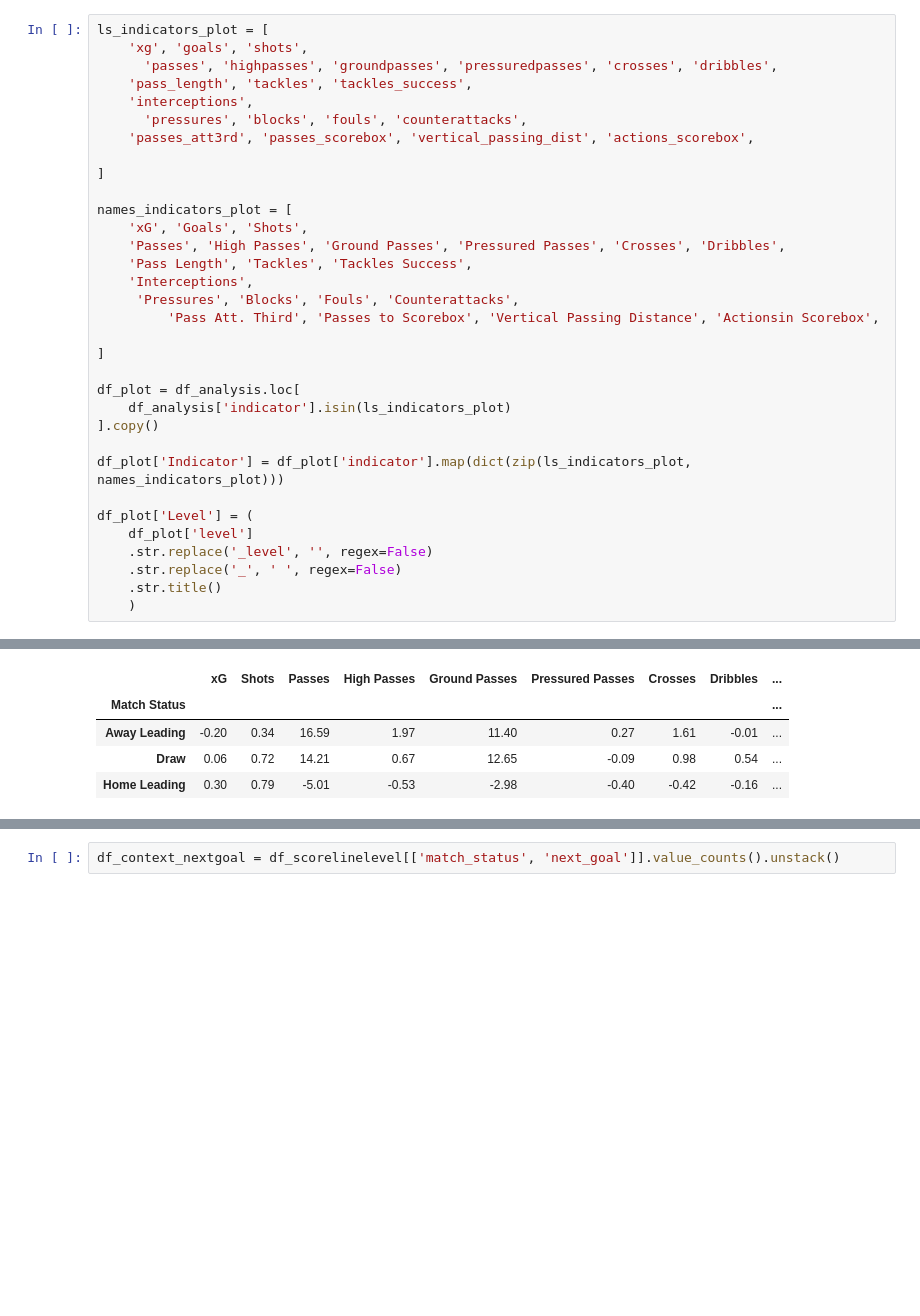
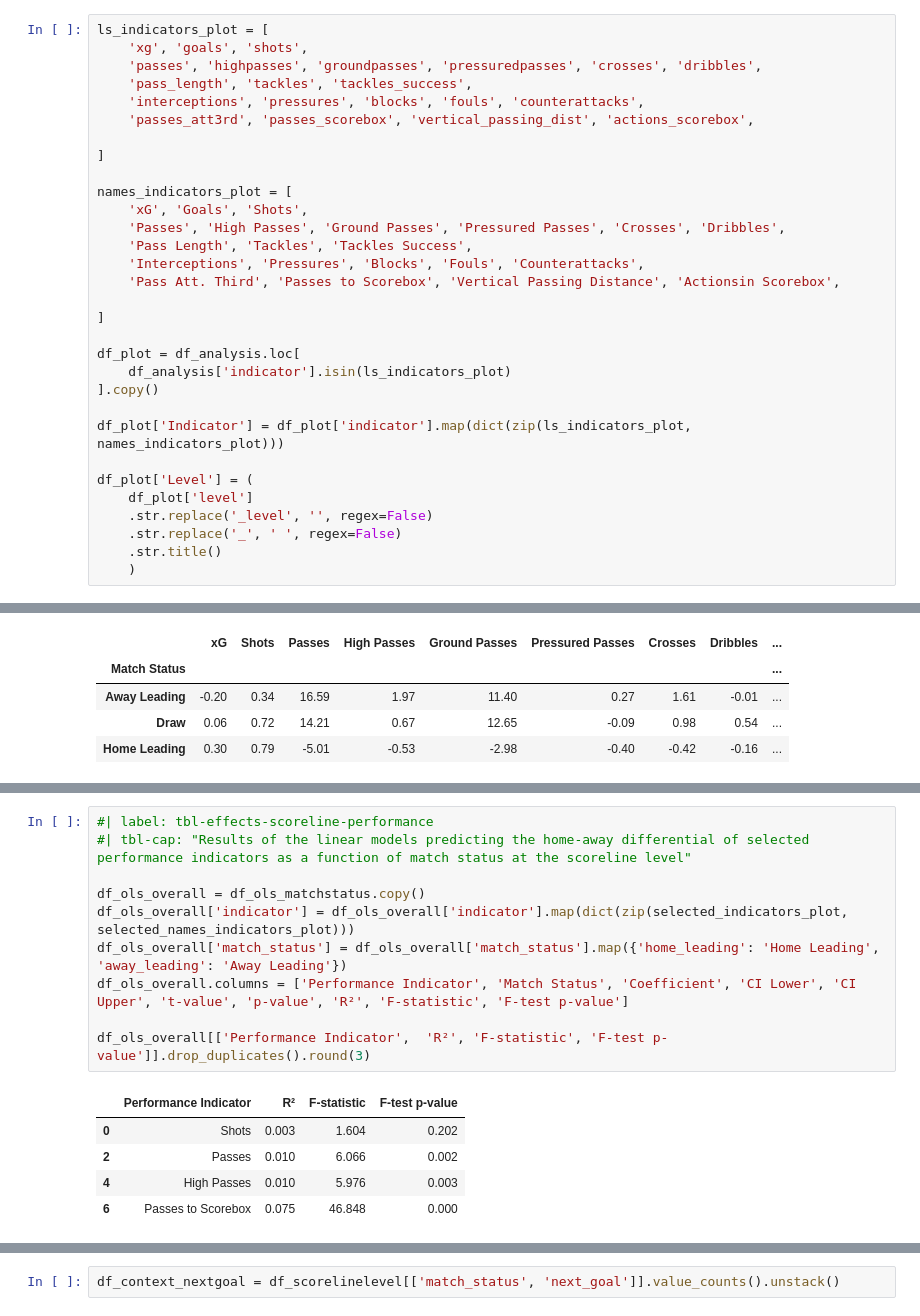
Before and after one commit to maxk92/context-paper-supplementary, a Jupyter notebook: aggregation_experiment_modeling.ipynb, the cells around one changed output, grey strips where cells are left out. Saved outputs shown, nothing was run; the diff lists cells and outputs as text; blank space fills up the shorter version.

```diff
--- a/aggregation_experiment_modeling.ipynb
+++ b/aggregation_experiment_modeling.ipynb
@@ -242,10 +319,9 @@ df_coefs_export.to_csv('data/df_coefs_probit.csv', index=False)
 # %%
 ls_indicators_plot = [
     'xg', 'goals', 'shots',
-      'passes', 'highpasses', 'groundpasses', 'pressuredpasses', 'crosses', 'dribbles',
+    'passes', 'highpasses', 'groundpasses', 'pressuredpasses', 'crosses', 'dribbles',
     'pass_length', 'tackles', 'tackles_success',
-    'interceptions',
-      'pressures', 'blocks', 'fouls', 'counterattacks',
+    'interceptions', 'pressures', 'blocks', 'fouls', 'counterattacks',
     'passes_att3rd', 'passes_scorebox', 'vertical_passing_dist', 'actions_scorebox',
 
 ]
@@ -254,9 +330,8 @@ names_indicators_plot = [
     'xG', 'Goals', 'Shots',
     'Passes', 'High Passes', 'Ground Passes', 'Pressured Passes', 'Crosses', 'Dribbles',
     'Pass Length', 'Tackles', 'Tackles Success',
-    'Interceptions',
-     'Pressures', 'Blocks', 'Fouls', 'Counterattacks',
-         'Pass Att. Third', 'Passes to Scorebox', 'Vertical Passing Distance', 'Actionsin Scorebox',
+    'Interceptions', 'Pressures', 'Blocks', 'Fouls', 'Counterattacks',
+    'Pass Att. Third', 'Passes to Scorebox', 'Vertical Passing Distance', 'Actionsin Scorebox',
 
 ]
 
@@ -444 +500,17 @@ df_context
+# %%
+#| label: tbl-effects-scoreline-performance
+#| tbl-cap: "Results of the linear models predicting the home-away differential of selected performance indicators as a function of match status at the scoreline level"
+
+df_ols_overall = df_ols_matchstatus.copy()
+df_ols_overall['indicator'] = df_ols_overall['indicator'].map(dict(zip(selected_indicators_plot, selected_names_indicators_plot)))
+df_ols_overall['match_status'] = df_ols_overall['match_status'].map({'home_leading': 'Home Leading', 'away_leading': 'Away Leading'})
+df_ols_overall.columns = ['Performance Indicator', 'Match Status', 'Coefficient', 'CI Lower', 'CI Upper', 't-value', 'p-value', 'R²', 'F-statistic', 'F-test p-value']
+
+df_ols_overall[['Performance Indicator',  'R²', 'F-statistic', 'F-test p-value']].drop_duplicates().round(3)
+# %% [output]
+|  | Performance Indicator | R² | F-statistic | F-test p-value |
+| 0 | Shots | 0.003 | 1.604 | 0.202 |
+| 2 | Passes | 0.010 | 6.066 | 0.002 |
+| 4 | High Passes | 0.010 | 5.976 | 0.003 |
+| 6 | Passes to Scorebox | 0.075 | 46.848 | 0.000 |
 # %% [markdown]
```
Also changed, not shown: parts of 44 cells of this notebook.
